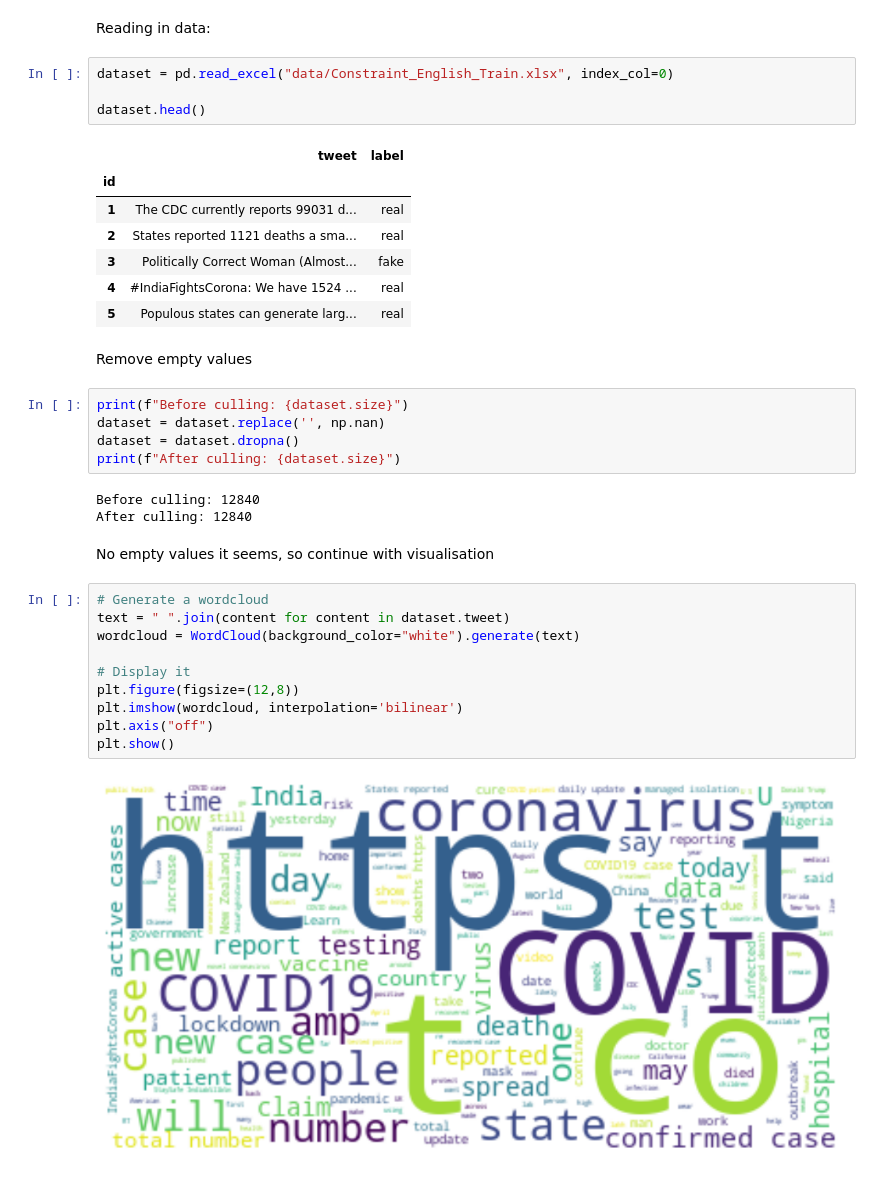
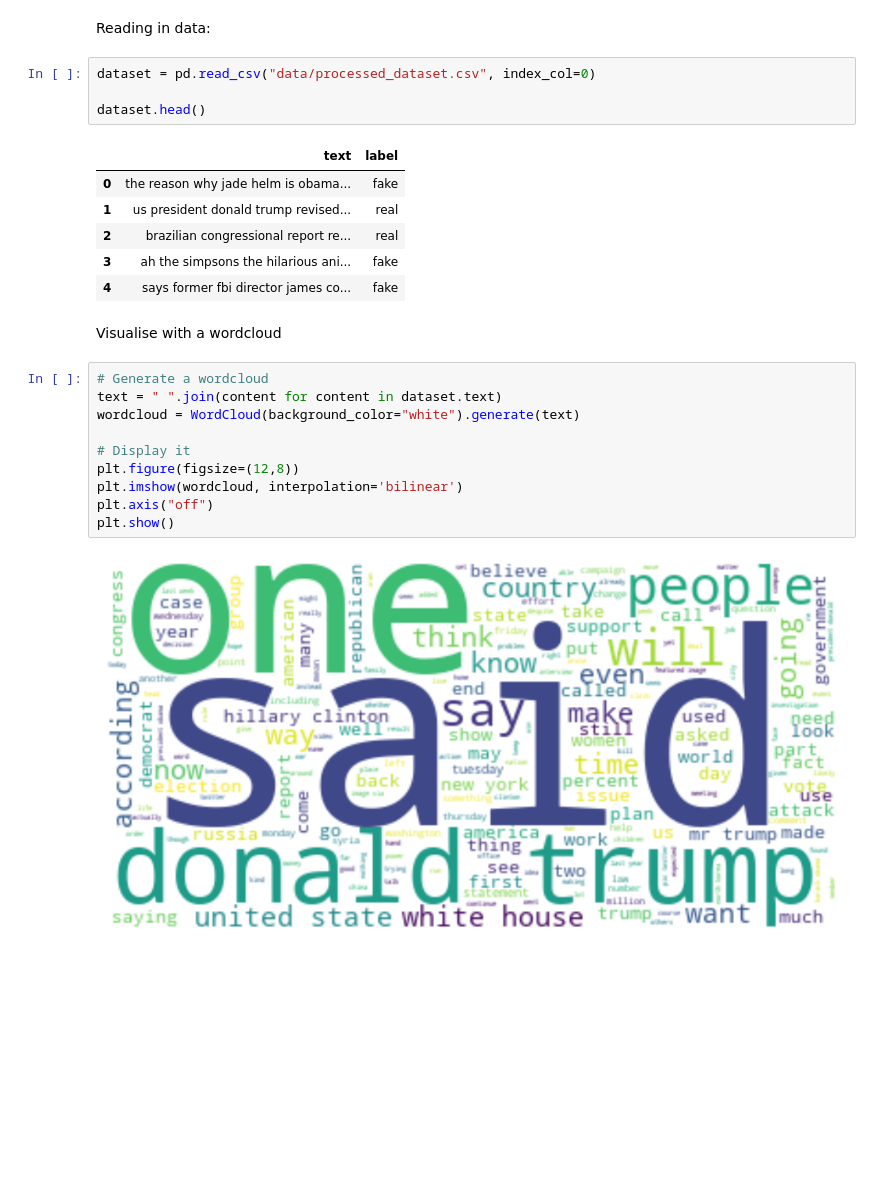
Before and after one commit to Erica-99/CTIP-misinfo-detection, a Jupyter notebook: data_visualisation.ipynb, the cells around one changed output. Drawn from its saved outputs; the diff is of its cells as text; blank space fills up the shorter version.

```diff
--- a/data_visualisation.ipynb
+++ b/data_visualisation.ipynb
@@ -15,39 +15,28 @@ import numpy as np
 # %% [markdown]
 Reading in data:
 # %%
-dataset = pd.read_excel("data/Constraint_English_Train.xlsx", index_col=0)
+dataset = pd.read_csv("data/processed_dataset.csv", index_col=0)
 
 dataset.head()
 # %% [output]
-|  | tweet | label |
-| id |  |  |
-| 1 | The CDC currently reports 99031 d... | real |
-| 2 | States reported 1121 deaths a sma... | real |
-| 3 | Politically Correct Woman (Almost... | fake |
-| 4 | #IndiaFightsCorona: We have 1524 ... | real |
-| 5 | Populous states can generate larg... | real |
+|  | text | label |
+| 0 | the reason why jade helm is obama... | fake |
+| 1 | us president donald trump revised... | real |
+| 2 | brazilian congressional report re... | real |
+| 3 | ah the simpsons the hilarious ani... | fake |
+| 4 | says former fbi director james co... | fake |
-# %% [markdown]
-Remove empty values
-# %%
-print(f"Before culling: {dataset.size}")
-dataset = dataset.replace('', np.nan)
-dataset = dataset.dropna()
-print(f"After culling: {dataset.size}")
-# %% [output]
-Before culling: 12840
-After culling: 12840
 # %% [markdown]
-No empty values it seems, so continue with visualisation
+Visualise with a wordcloud
 # %%
 # Generate a wordcloud
-text = " ".join(content for content in dataset.tweet)
+text = " ".join(content for content in dataset.text)
 wordcloud = WordCloud(background_color="white").generate(text)
 
 # Display it
 plt.figure(figsize=(12,8))
 plt.imshow(wordcloud, interpolation='bilinear')
 plt.axis("off")
 plt.show()
 # %% [output]
-[figure, old version]
+[figure, new version]
 # %% [markdown]
```
Also changed, not shown: parts of 5 cells of this notebook.
